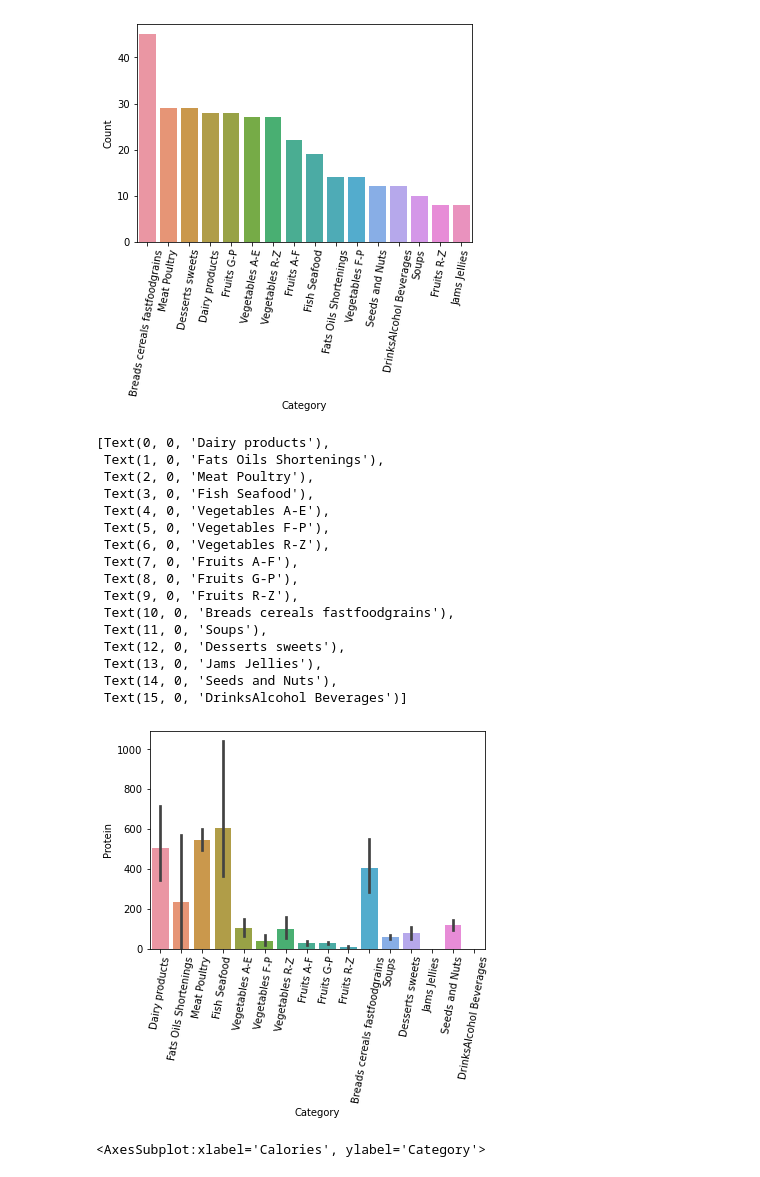
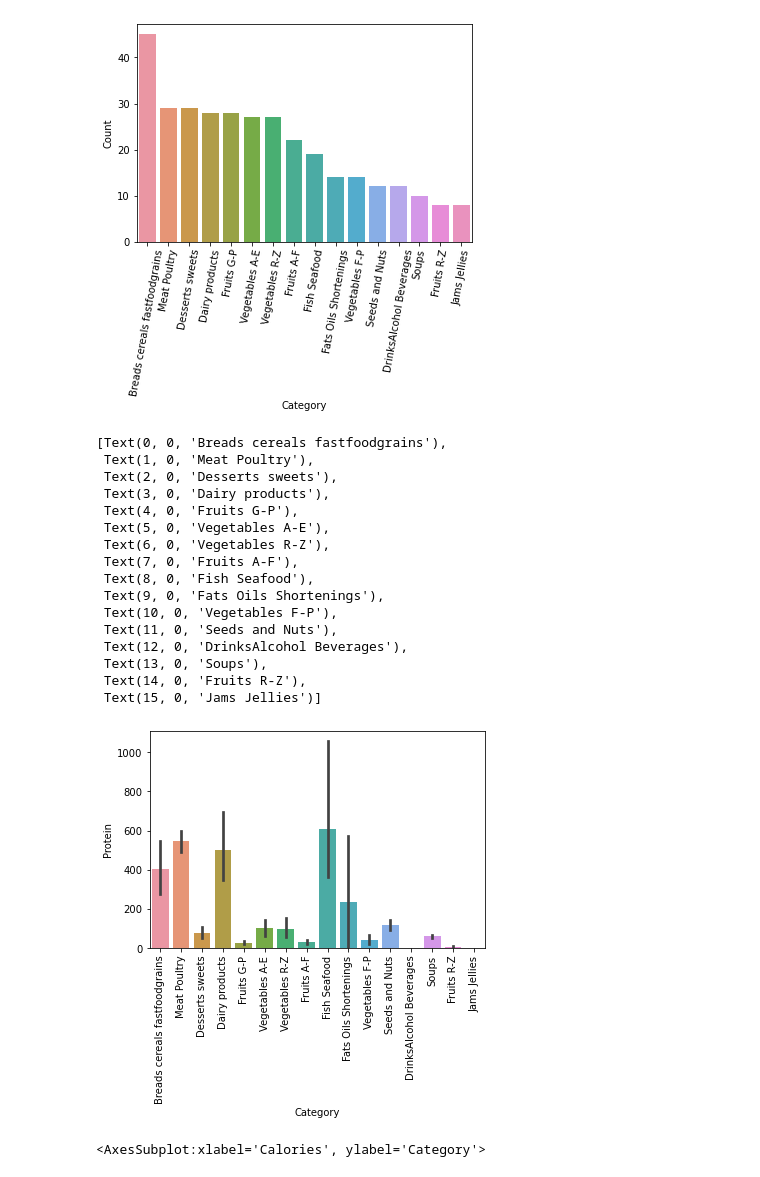
Before and after one commit to Rawanawh/Nutrition-facts-analysis, a Jupyter notebook: Nutrition project.ipynb, the cells around one changed output. Saved outputs shown, nothing was run; the diff lists cells and outputs as text; code cells hidden in the pictures.

```diff
--- a/Nutrition project.ipynb
+++ b/Nutrition project.ipynb
@@ -151,26 +151,26 @@ ax.set(xlabel='Category', ylabel='Count')
 # %%
 # fig = sns.barplot(x='Protein',y='Category', data=data, order = data['Category'].value_counts().index)
 
-ax = sns.barplot(y="Protein", x="Category", data=data, estimator=sum)
-ax.set_xticklabels(ax.get_xticklabels(),rotation = 80)
+ax = sns.barplot(y="Protein", x="Category", data=data, estimator=sum,order = data['Category'].value_counts().index)
+ax.set_xticklabels(ax.get_xticklabels(),rotation = 90)
 # %% [output]
-[Text(0, 0, 'Dairy products'),
- Text(1, 0, 'Fats Oils Shortenings'),
- Text(2, 0, 'Meat Poultry'),
- Text(3, 0, 'Fish Seafood'),
- Text(4, 0, 'Vegetables A-E'),
- Text(5, 0, 'Vegetables F-P'),
+[Text(0, 0, 'Breads cereals fastfoodgrains'),
+ Text(1, 0, 'Meat Poultry'),
+ Text(2, 0, 'Desserts sweets'),
+ Text(3, 0, 'Dairy products'),
+ Text(4, 0, 'Fruits G-P'),
+ Text(5, 0, 'Vegetables A-E'),
  Text(6, 0, 'Vegetables R-Z'),
  Text(7, 0, 'Fruits A-F'),
- Text(8, 0, 'Fruits G-P'),
- Text(9, 0, 'Fruits R-Z'),
- Text(10, 0, 'Breads cereals fastfoodgrains'),
- Text(11, 0, 'Soups'),
- Text(12, 0, 'Desserts sweets'),
- Text(13, 0, 'Jams Jellies'),
- Text(14, 0, 'Seeds and Nuts'),
- Text(15, 0, 'DrinksAlcohol Beverages')]
+ Text(8, 0, 'Fish Seafood'),
+ Text(9, 0, 'Fats Oils Shortenings'),
+ Text(10, 0, 'Vegetables F-P'),
+ Text(11, 0, 'Seeds and Nuts'),
+ Text(12, 0, 'DrinksAlcohol Beverages'),
+ Text(13, 0, 'Soups'),
+ Text(14, 0, 'Fruits R-Z'),
+ Text(15, 0, 'Jams Jellies')]
-[figure, old version]
+[figure, new version]
 # %%
 sns.boxplot(data.Calories.sort_values(ascending=False).head(50),data.Category)
 # %% [output]
```
Also changed, not shown: 1 other file.
